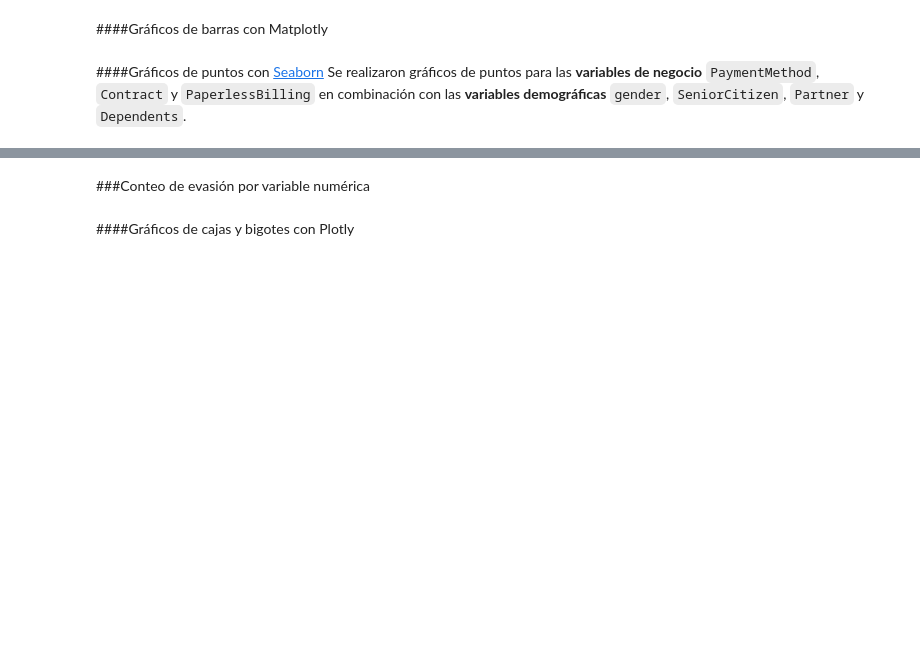
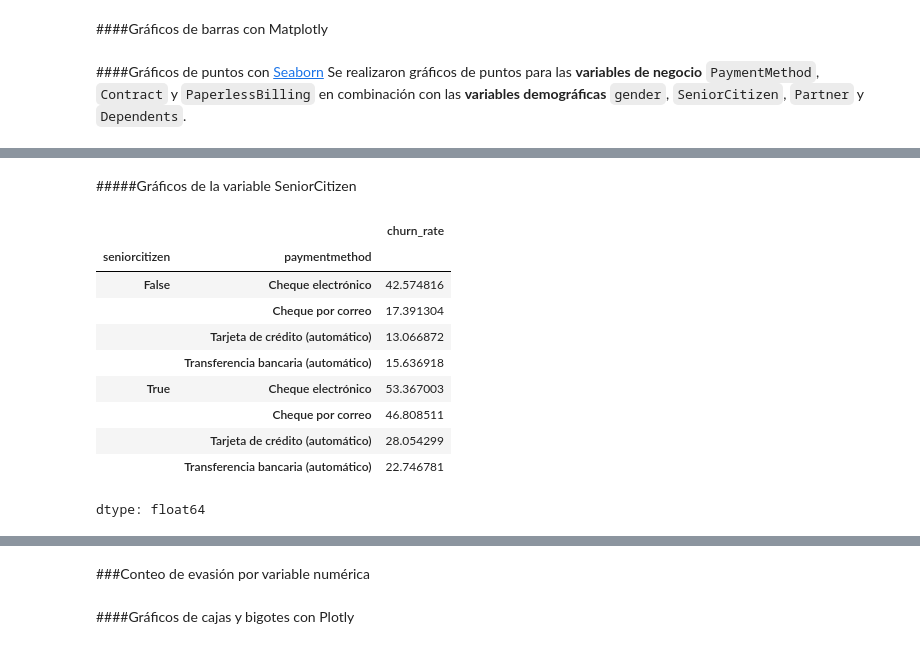
Before and after one commit to JLuceroVasquez/challenge-telecom-x-latam, a Jupyter notebook: TelecomX_LATAM.ipynb, the cells around one changed output, grey strips where cells are left out. Cells and saved outputs as stored; diff of their text form; code cells hidden in the pictures; blank space fills up the shorter version.

```diff
--- a/TelecomX_LATAM.ipynb
+++ b/TelecomX_LATAM.ipynb
@@ -423,0 +578,21 @@ Se realizaron gráficos de puntos para las **variables de negocio** `PaymentMeth
+# %% [markdown]
+#####Gráficos de la variable SeniorCitizen
+# %%
+#Dataframe agrupado: seniorcitizen, paymentmethod vs probabilidad churn.
+groupedserie_senior_pm = df_plano.groupby(by=['seniorcitizen','paymentmethod','churn']).size()
+unstackdf_senior_pm = groupedserie_senior_pm.unstack(level='churn', fill_value=0)
+percentdf_senior_pm = (unstackdf_senior_pm['Si']/unstackdf_senior_pm.sum(axis=1))*100
+percentdf_senior_pm.name = 'churn_rate'
+percentdf_senior_pm
+# %% [output]
+|  |  | churn_rate |
+| seniorcitizen | paymentmethod |  |
+| False | Cheque electrónico | 42.574816 |
+|  | Cheque por correo | 17.391304 |
+|  | Tarjeta de crédito (automático) | 13.066872 |
+|  | Transferencia bancaria (automático) | 15.636918 |
+| True | Cheque electrónico | 53.367003 |
+|  | Cheque por correo | 46.808511 |
+|  | Tarjeta de crédito (automático) | 28.054299 |
+|  | Transferencia bancaria (automático) | 22.746781 |
+dtype: float64
```
Also changed, not shown: parts of 32 cells of this notebook.
